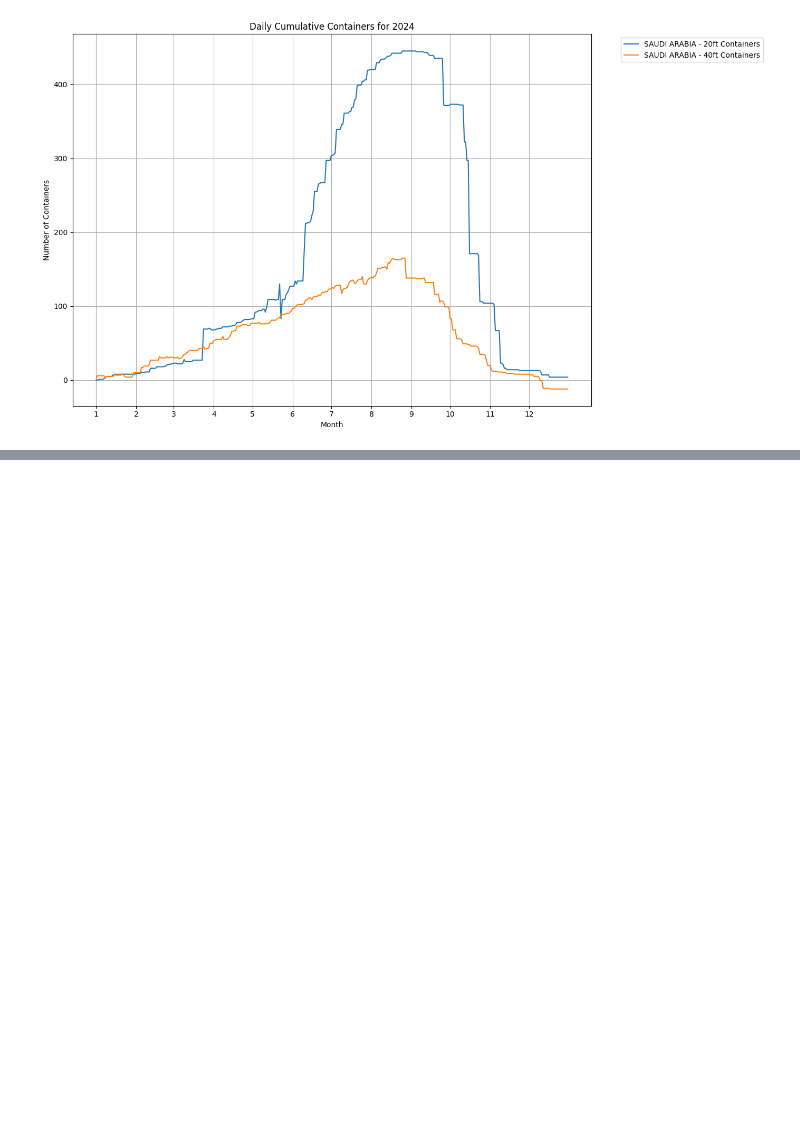
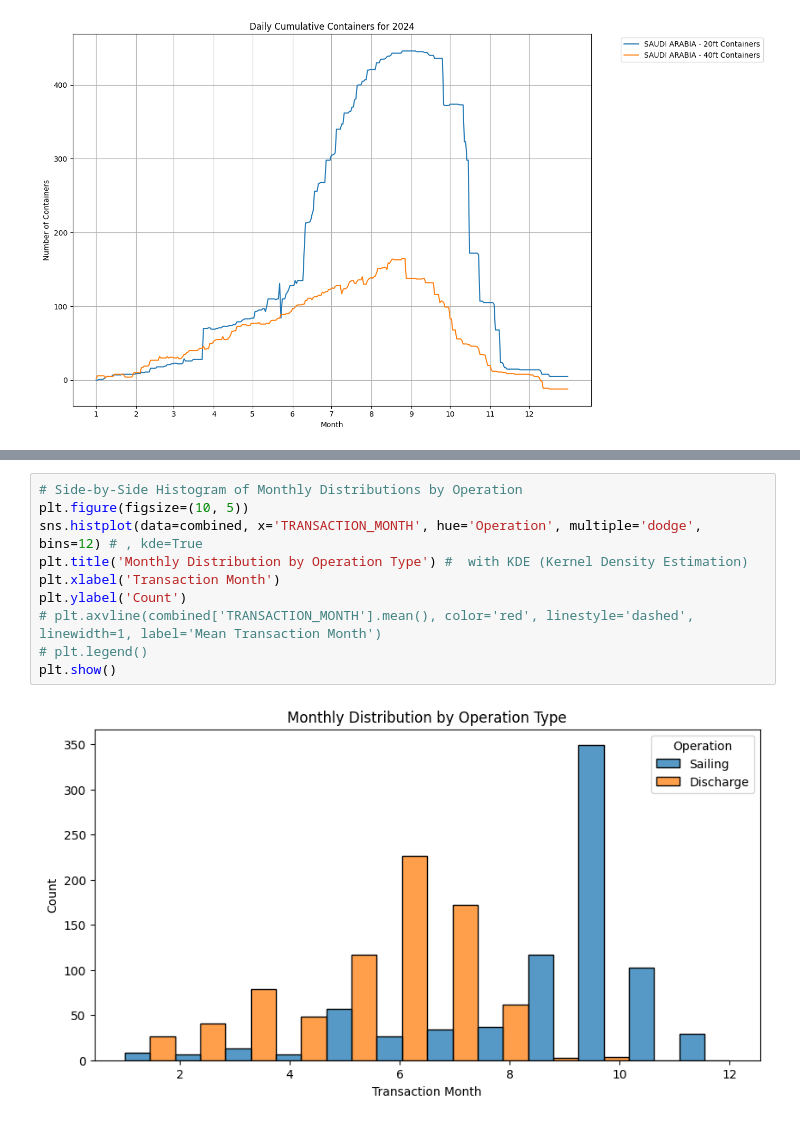
Before and after one commit to jcp-tech/Seneca_Class_Notes, a Jupyter notebook: Semester 1/AIG100 - Machine Learing/Project 1/Project 1 - AIG100 - Jonathan Chacko.ipynb, the cells around one changed output, grey strips where cells are left out. Drawn from its saved outputs; the diff is of its cells as text; blank space fills up the shorter version.

```diff
--- a/Semester 1/AIG100 - Machine Learing/Project 1/Project 1 - AIG100 - Jonathan Chacko.ipynb
+++ b/Semester 1/AIG100 - Machine Learing/Project 1/Project 1 - AIG100 - Jonathan Chacko.ipynb
@@ -728,0 +1094,12 @@ plt.show()
+# %%
+# Side-by-Side Histogram of Monthly Distributions by Operation
+plt.figure(figsize=(10, 5))
+sns.histplot(data=combined, x='TRANSACTION_MONTH', hue='Operation', multiple='dodge', bins=12) # , kde=True
+plt.title('Monthly Distribution by Operation Type') #  with KDE (Kernel Density Estimation)
+plt.xlabel('Transaction Month')
+plt.ylabel('Count')
+# plt.axvline(combined['TRANSACTION_MONTH'].mean(), color='red', linestyle='dashed', linewidth=1, label='Mean Transaction Month')
+# plt.legend()
+plt.show()
+# %% [output]
+[figure, added]
```
Also changed, not shown: parts of 53 cells of this notebook, 2 other files.
